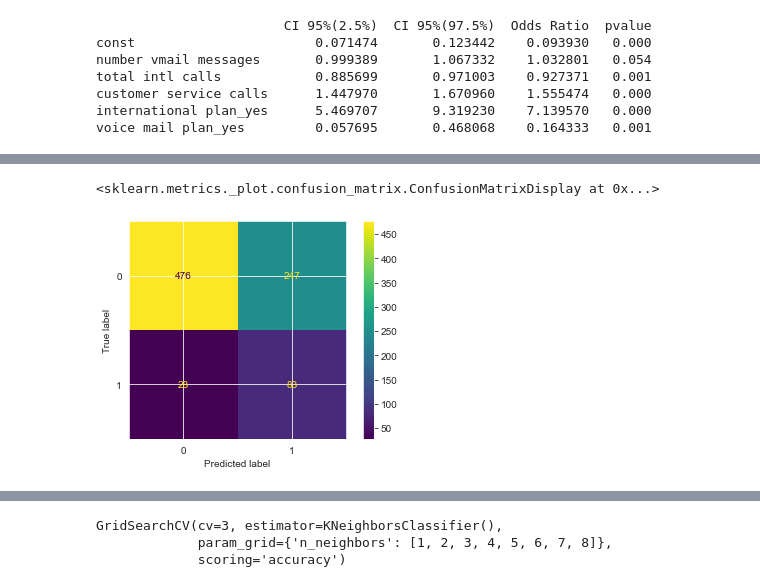
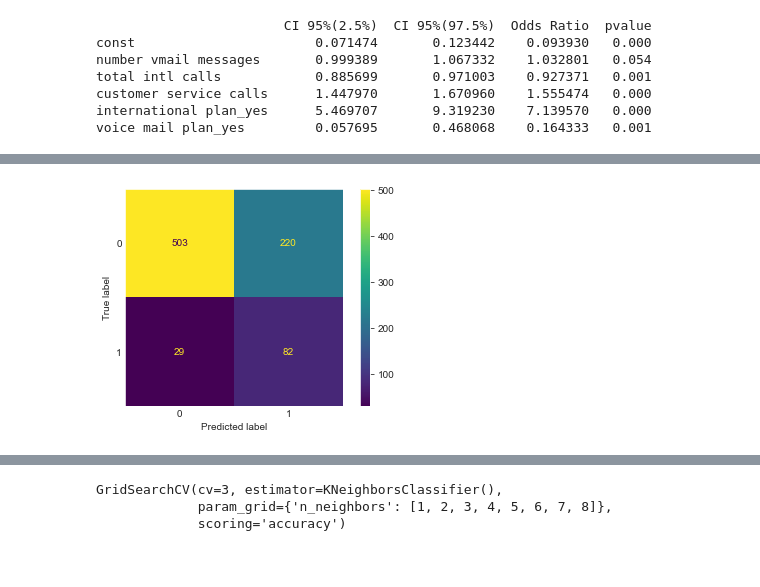
Before and after one commit to carlos-marin1742/dsc-phase-3-project, a Jupyter notebook: Phase 3 Project.ipynb, the cells around one changed output, grey strips where cells are left out. Drawn from its saved outputs; the diff is of its cells as text; code cells hidden in the pictures.

```diff
--- a/Phase 3 Project.ipynb
+++ b/Phase 3 Project.ipynb
@@ -239,0 +350,7 @@ X_test = pd.DataFrame(X_test, columns = X.columns)
+# %%
+#Parameters for GridSearchCV
+log_grid = {'solver': ['liblinear', 'sag', 'saga']}
+# %%
+log = GridSearchCV(log_clf, log_grid, scoring = 'accuracy', cv = 3 )
+# %%
+log.fit(X_train, y_train.values.ravel())
@@ -242,4 +365,2 @@ log = LogisticRegression(fit_intercept=False, C=1e12, solver='liblinear', random
 # %%
-#model_log = log.fit(X_train, y_train.values.ravel())
-clf = log.fit(X,y.values.ravel())
-#clf = log.fit(X,y)
+log = LogisticRegression(solver = 'liblinear', random_state = 777)
@@ -333,7 +460,9 @@ Accuracy of the binary classification = 0.670
 # %%
 #Visual Representation of the Confusion Matrix
 from sklearn.metrics import plot_confusion_matrix
-plot_confusion_matrix(clf,X_test,y_test)
+
+plot_confusion_matrix(log,X_test,y_test, )
+plt.tick_params(axis=u'both', which=u'both',length=0)
+plt.grid(b=None)
 # %% [output]
-<sklearn.metrics._plot.confusion_matrix.ConfusionMatrixDisplay at 0x...>
-[figure, old version]
+[figure, new version]
```
Also changed, not shown: parts of 93 cells of this notebook, 7 other files.
